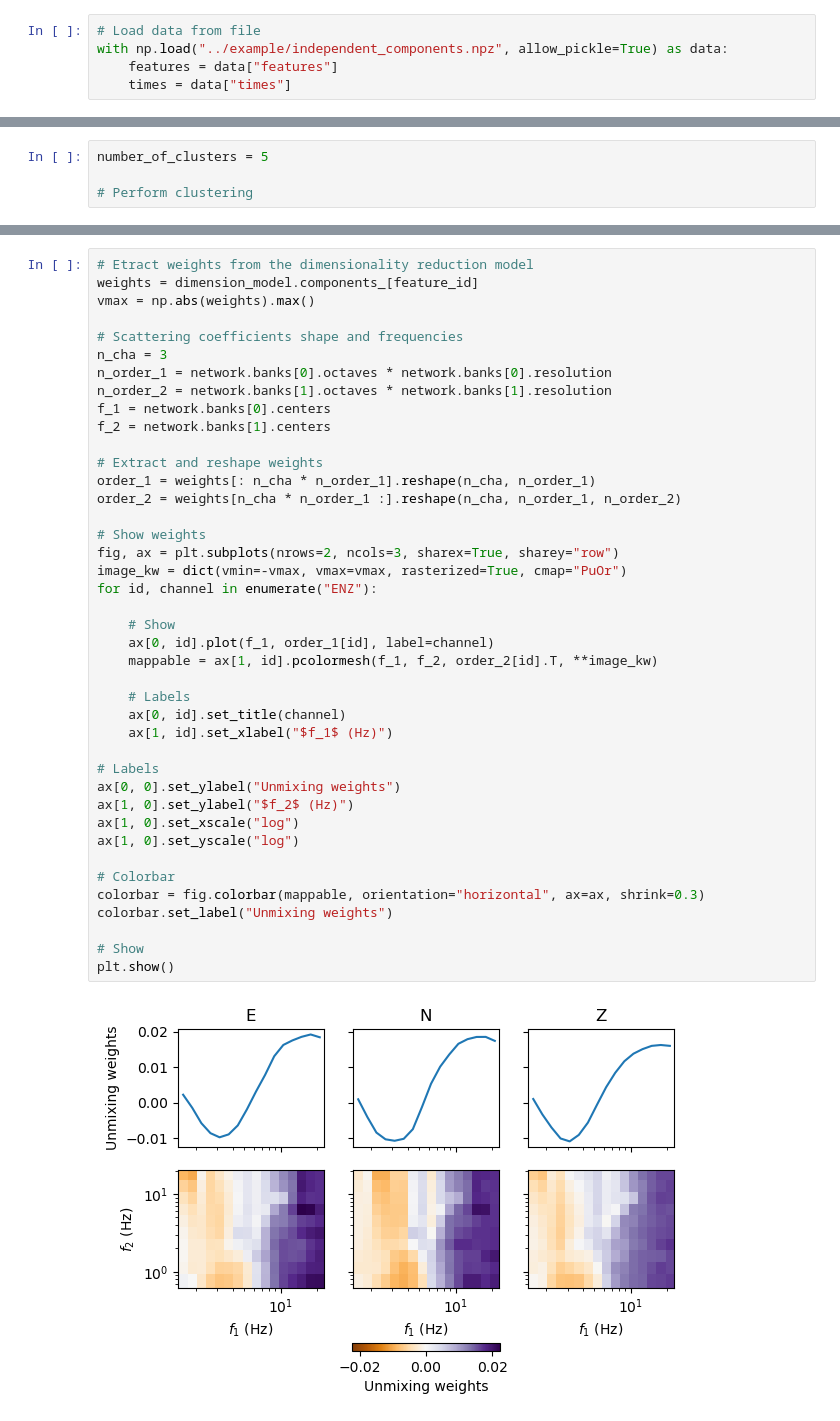
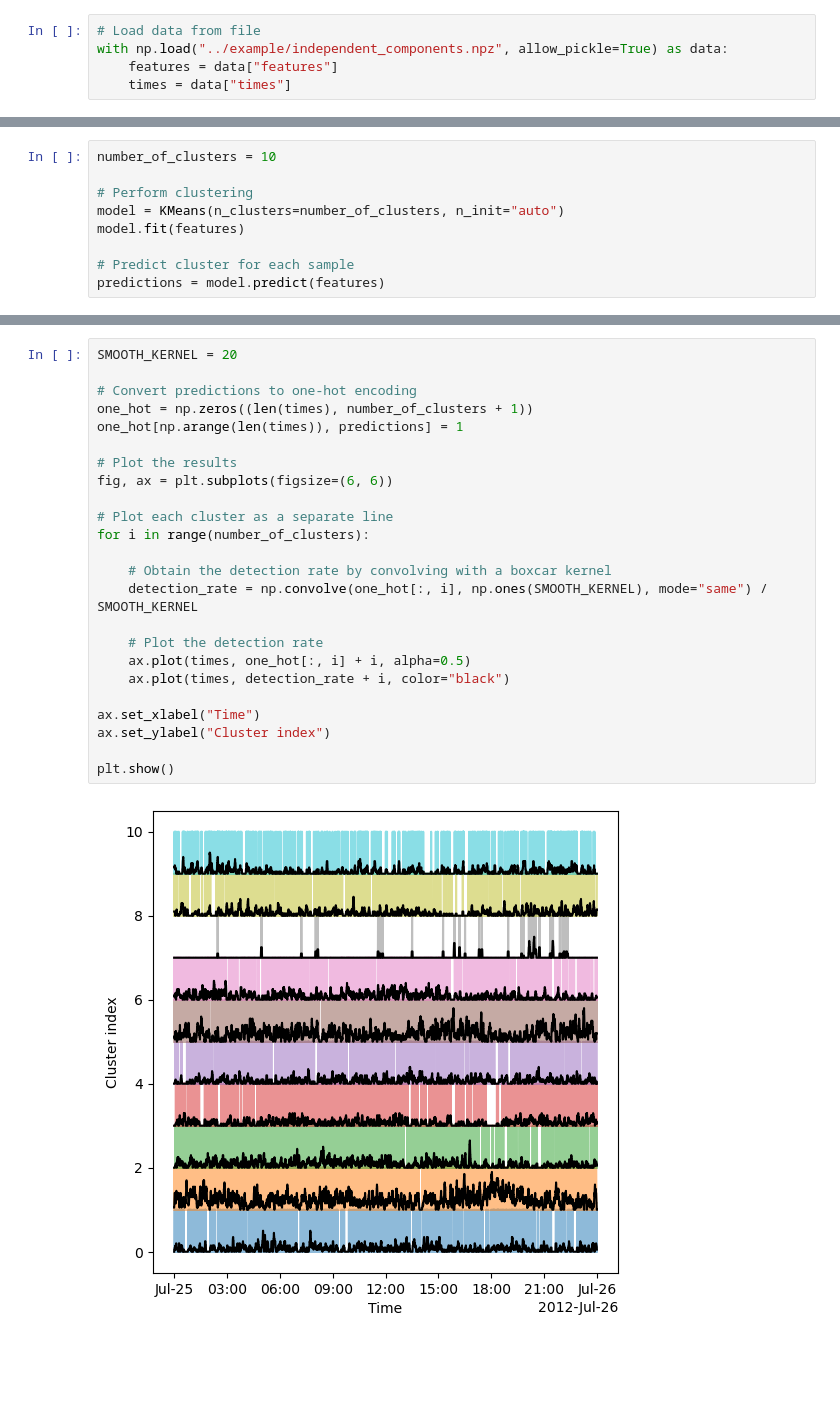
Before and after one commit to scatseisnet/scatseisnet, a Jupyter notebook: docs/source/notebooks/5_clustering.ipynb, the cells around one changed output, grey strips where cells are left out. Cells and saved outputs as stored; diff of their text form; blank space fills up the shorter version.

```diff
--- a/docs/source/notebooks/5_clustering.ipynb
+++ b/docs/source/notebooks/5_clustering.ipynb
@@ -59,4 +62,9 @@ we chose the number of clusters differently.
 # %%
-number_of_clusters = 5
+number_of_clusters = 10
 
 # Perform clustering
+model = KMeans(n_clusters=number_of_clusters, n_init="auto")
+model.fit(features)
+
+# Predict cluster for each sample
+predictions = model.predict(features)
@@ -67,44 +82,27 @@ number_of_clusters = 5
 # %%
-# Etract weights from the dimensionality reduction model
-weights = dimension_model.components_[feature_id]
-vmax = np.abs(weights).max()
+SMOOTH_KERNEL = 20
 
-# Scattering coefficients shape and frequencies
-n_cha = 3
-n_order_1 = network.banks[0].octaves * network.banks[0].resolution
-n_order_2 = network.banks[1].octaves * network.banks[1].resolution
-f_1 = network.banks[0].centers
-f_2 = network.banks[1].centers
+# Convert predictions to one-hot encoding
+one_hot = np.zeros((len(times), number_of_clusters + 1))
+one_hot[np.arange(len(times)), predictions] = 1
 
-# Extract and reshape weights
-order_1 = weights[: n_cha * n_order_1].reshape(n_cha, n_order_1)
-order_2 = weights[n_cha * n_order_1 :].reshape(n_cha, n_order_1, n_order_2)
+# Plot the results
+fig, ax = plt.subplots(figsize=(6, 6))
 
-# Show weights
-fig, ax = plt.subplots(nrows=2, ncols=3, sharex=True, sharey="row")
-image_kw = dict(vmin=-vmax, vmax=vmax, rasterized=True, cmap="PuOr")
-for id, channel in enumerate("ENZ"):
+# Plot each cluster as a separate line
+for i in range(number_of_clusters):
 
-    # Show
-    ax[0, id].plot(f_1, order_1[id], label=channel)
-    mappable = ax[1, id].pcolormesh(f_1, f_2, order_2[id].T, **image_kw)
+    # Obtain the detection rate by convolving with a boxcar kernel
+    detection_rate = np.convolve(one_hot[:, i], np.ones(SMOOTH_KERNEL), mode="same") / SMOOTH_KERNEL
 
-    # Labels
-    ax[0, id].set_title(channel)
-    ax[1, id].set_xlabel("$f_1$ (Hz)")
+    # Plot the detection rate
+    ax.plot(times, one_hot[:, i] + i, alpha=0.5)
+    ax.plot(times, detection_rate + i, color="black")
 
-# Labels
-ax[0, 0].set_ylabel("Unmixing weights")
-ax[1, 0].set_ylabel("$f_2$ (Hz)")
-ax[1, 0].set_xscale("log")
-ax[1, 0].set_yscale("log")
+ax.set_xlabel("Time")
+ax.set_ylabel("Cluster index")
 
-# Colorbar
-colorbar = fig.colorbar(mappable, orientation="horizontal", ax=ax, shrink=0.3)
-colorbar.set_label("Unmixing weights")
-
-# Show
 plt.show()
 # %% [output]
-[figure, old version]
+[figure, new version]
 # %% [markdown]
```
Also changed, not shown: parts of 6 cells of this notebook, 1 other file.
